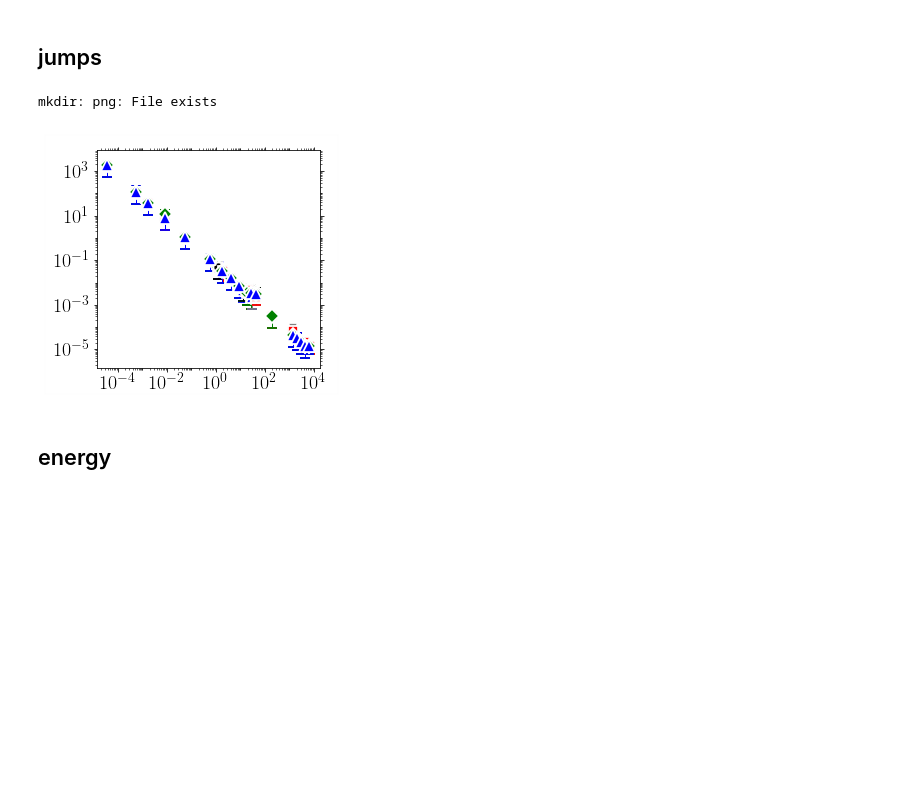
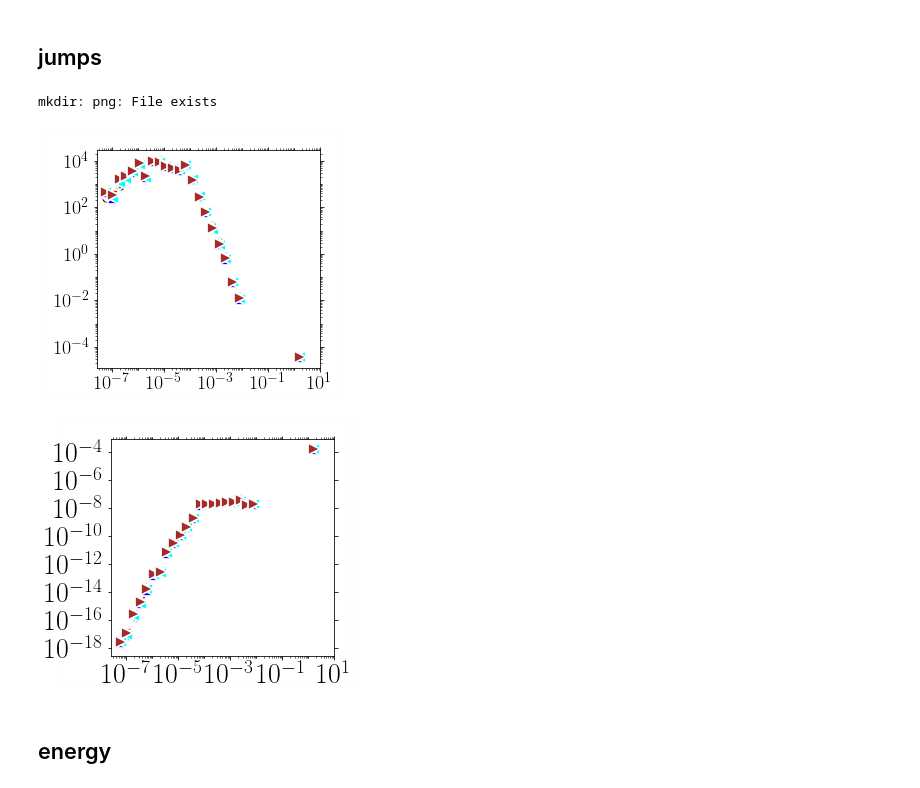
Before and after one commit to kkarimi62/vacancyDiffusion, a Jupyter notebook: postproc/postproc.ipynb, the cells around one changed output. Cells and saved outputs as stored; diff of their text form; code cells hidden in the pictures; blank space fills up the shorter version.

```diff
--- a/postproc/postproc.ipynb
+++ b/postproc/postproc.ipynb
@@ -911,7 +911,7 @@ class Temperature:
                                 attrs={'fmt':'-.','color':symbols.colors[count%7]},
                            Plot=False,ax=ax)
                 #--- points
-                temp= [1000,1200,1400,1600,1800,2000][count]
+#                temp= [1000,1200,1400,1600,1800,2000][count]
                 utl.PltErr(xdata_shift,
                            ydata,
                            yerr=yerr,
@@ -954,13 +954,15 @@ if not eval(confParser['flags']['RemoteMachine']):
     #--- temp object
     temp = Temperature(
 #        [1000,1200,1400,1600,1800,2000],8,
-        np.arange(1000,1440,80),1,
+        [1000,1200,1400,1600,1800,2000],8,
+#        np.arange(1000,1440,80),1,
 #        verbose = True,
                      )
     #
     #--- parse data
 #    temp.Parse( list(map(lambda x:'CantorNatom16KTemp%sKEnsemble8/Run%s/msd/msd.txt'%(x[0],x[1]),
-    temp.Parse( list(map(lambda x:'NiNatom16KTemp%sK/Run%s/msd/msd.txt'%(x[0],x[1]),
+    temp.Parse( list(map(lambda x:'NiCoCrNatom1KTemp%sK/Run%s/msd/msd.txt'%(x[0],x[1]),
+#    temp.Parse( list(map(lambda x:'NiNatom16KTemp%sK/Run%s/msd/msd.txt'%(x[0],x[1]),
                          temp.temps_runs ))
               )
     #
@@ -1000,7 +1002,7 @@ if not eval(confParser['flags']['RemoteMachine']):
 #             bounds=([0, 0, 0,0.999], [1e-2, 1e-3, 1,1.001]),
 #             p0=[2.450192558293684e-08, 0.00023822488904874157, 0.9999977703994274, 0.9991059679876155],
             p0=[[1e-08, 1e-4, 1e2, 1.0]],
-#             SIGMA=True, #--- comment for ni
+             SIGMA=True, #--- comment for ni
              plotAttrs={'yscale':'log',
                   'xscale':'log',
 #                   'xlim':(1e-10,1e-3),
@@ -1216,18 +1200,20 @@ if not eval(confParser['flags']['RemoteMachine']):
 
     stats = Stats(
 #        [1000,1200,1400,1600,1800,2000],6,
-        np.arange(1000,1440,80),1,
+        [1000,1200,1400,1600,1800,2000],8,
+#        np.arange(1000,1440,80),1,
         verbose=False
                      )
 #    stats.Parse( list(map(lambda x:'CantorNatom16KTemp%sKEnsemble8/Run%s/msd/event_times.txt'%(x[0],x[1]),
-    stats.Parse( list(map(lambda x:'NiNatom16KTemp%sK/Run%s/msd/event_times.txt'%(x[0],x[1]),
+    stats.Parse( list(map(lambda x:'NiCoCrNatom1KTemp%sK/Run%s/msd/event_times.txt'%(x[0],x[1]),
+#    stats.Parse( list(map(lambda x:'NiNatom16KTemp%sK/Run%s/msd/event_times.txt'%(x[0],x[1]),
                          stats.temps_runs ))
                )
     stats.PlotWaitTimes(scale=True,
                         **{'xscale':'log',
                   'yscale':'log',
 #                   'xlim':(1e-9,1e-3),
-#                   'ylim':(1e-4,2e1), #(1e-5,1e2),
+                   'ylim':(1e-4,1e2), #(1e-5,1e2),
 #                           'xstr':r'$\Delta t$',
 #                           'ystr':r'$P(\Delta t)$',
                    'title':'png/waitTimes_unscaled_ni.png'},
@@ -1239,7 +1225,7 @@ if not eval(confParser['flags']['RemoteMachine']):
 #                  'xscale':'log',
                   'yscale':'log',
 #                   'xlim':(1e-9,1e-3),
-#                   'ylim':(1e11,1e12), #(1e-5,1e2),
+                   'ylim':(1e10,1e12), #(1e-5,1e2),
 #                           'xstr':r'$1/T$',
 #                           'ystr':r'$\lambda$',
                    'title':'png/eventRate_ni.png'},
@@ -1258,14 +1244,15 @@ class JumpStats(Temperature):
         Temperature.__init__(self,temp_range,nrun)
         self.verbose = verbose
     #
-    def PlotPdf(self,**kwargs):
+    def PlotPdf(self,scale=False,**kwargs):
         #
         self.ax = utl.PltErr(None,#ans[:,0],
                         None,#1e8*ans[:,0],
                         attrs={'fmt':'-.r'},Plot=False)
         symbols=utl.Symbols()
         legends = Legends()
-        legends.Set(bbox_to_anchor=(1.0,0.5,0.5,0.5))
+        legends.Set(bbox_to_anchor=kwargs['bbox_to_anchor'] if 'bbox_to_anchor' in kwargs
+                    else (1.0,0.5,0.5,0.5))
         #
         self.mean_rate = {}
         #
@@ -1281,7 +1268,12 @@ class JumpStats(Temperature):
             hist = data[:,1]
             bin_edges = data[:,0]
             err = data[:,2]
+            if scale:
+                alpha = 2.8 #2.4
+                hist *= bin_edges ** alpha
+                err  *= bin_edges ** alpha
         #--- plot
+            temp= [1000,1200,1400,1600,1800,2000][indx]
             utl.PltErr(bin_edges,hist,
                           yerr=err,
                    attrs=symbols.GetAttrs(count=indx%7,label=r'$%s$'%temp,fmt='.'),
@@ -1298,35 +1290,50 @@ class JumpStats(Temperature):
                    DrawFrame=DRAW_FRAME,
                    **kwargs
                   )
 
 
 if not eval(confParser['flags']['RemoteMachine']):
     !mkdir png
 
     stats = JumpStats(
 #        [1000,1200,1400,1600,1800,2000],
-        np.arange(1000,1440,40),
+        np.arange(1000,1440,80),
         1,
 #        verbose=True
                      )
 #    stats.Parse( list(map(lambda x:'CantorNatom16KTemp%sKEnsemble8/Run%s/msd/event_jumps.txt'%(x[0],x[1]),
     stats.Parse( list(map(lambda x:'NiNatom16KTemp%sK/Run%s/msd/event_jumps.txt'%(x[0],x[1]),
                          stats.temps_runs ))
                )
     stats.PlotPdf(scale=False,
                         **{'xscale':'log',
                   'yscale':'log',
 #                   'xlim':(1e-9,1e-3),
 #                   'ylim':(1e-3,1e1), #(1e-5,1e2),
 #                           'xstr':r'$\Delta t$',
 #                           'ystr':r'$P(\Delta t)$',
                         'ndecade_x':2,'ndecade_y':2,
+                    'bbox_to_anchor':(0.62,0.26,0.5,0.5),
                    'title':'png/jumpsPdf_ni.png'},
 
                        )
+
+    stats.PlotPdf(scale=True,
+                **{'xscale':'log',
+                  'yscale':'log',
+                   'fontsize':28,
+#                   'xlim':(1e-9,1e-3),
+#                   'ylim':(1e-3,1e1), #(1e-5,1e2),
+#                           'xstr':r'$\Delta t$',
+#                           'ystr':r'$P(\Delta t)$',
+                        'ndecade_x':2,'ndecade_y':2,
+                   'title':'png/jumpsPdf_rescaled_ni.png'},
+
+                       )
 # %% [output]
 mkdir: png: File exists
-[figure, old version]
+[figure, new version]
+[figure, added]
 # %%
 Energy = lmpData.headers['Energy']
 # %% [markdown]
```
Also changed, not shown: parts of 4 cells of this notebook, 3 other files.
